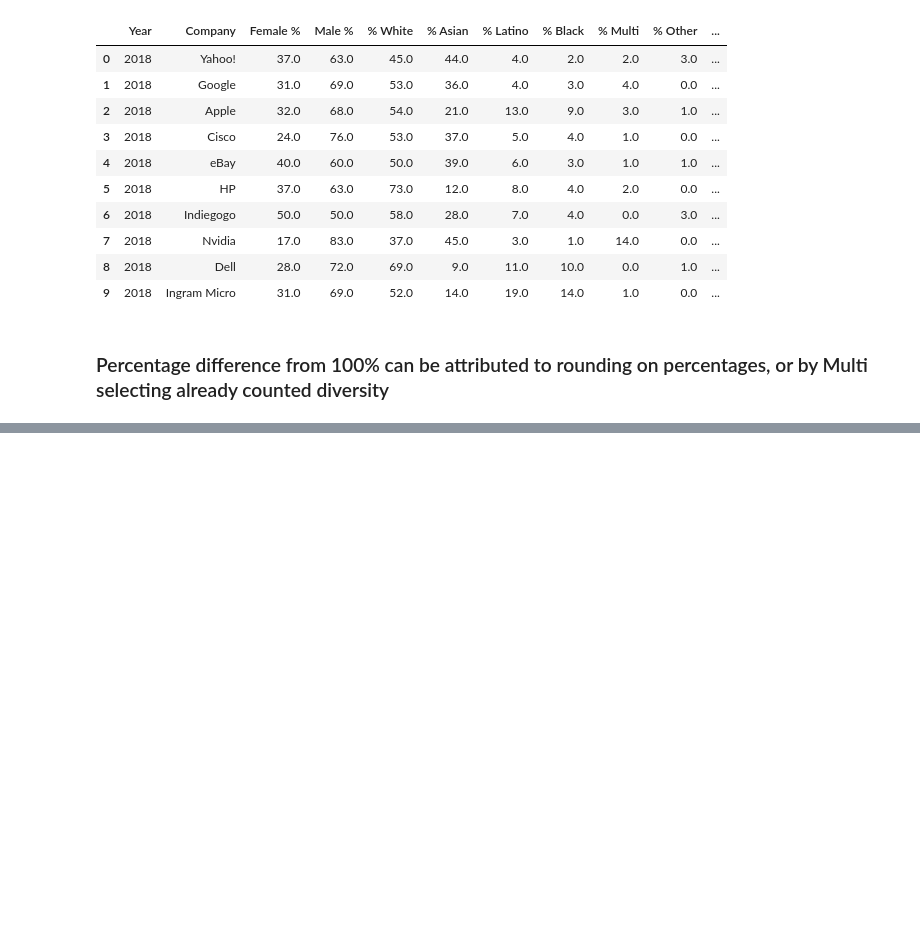
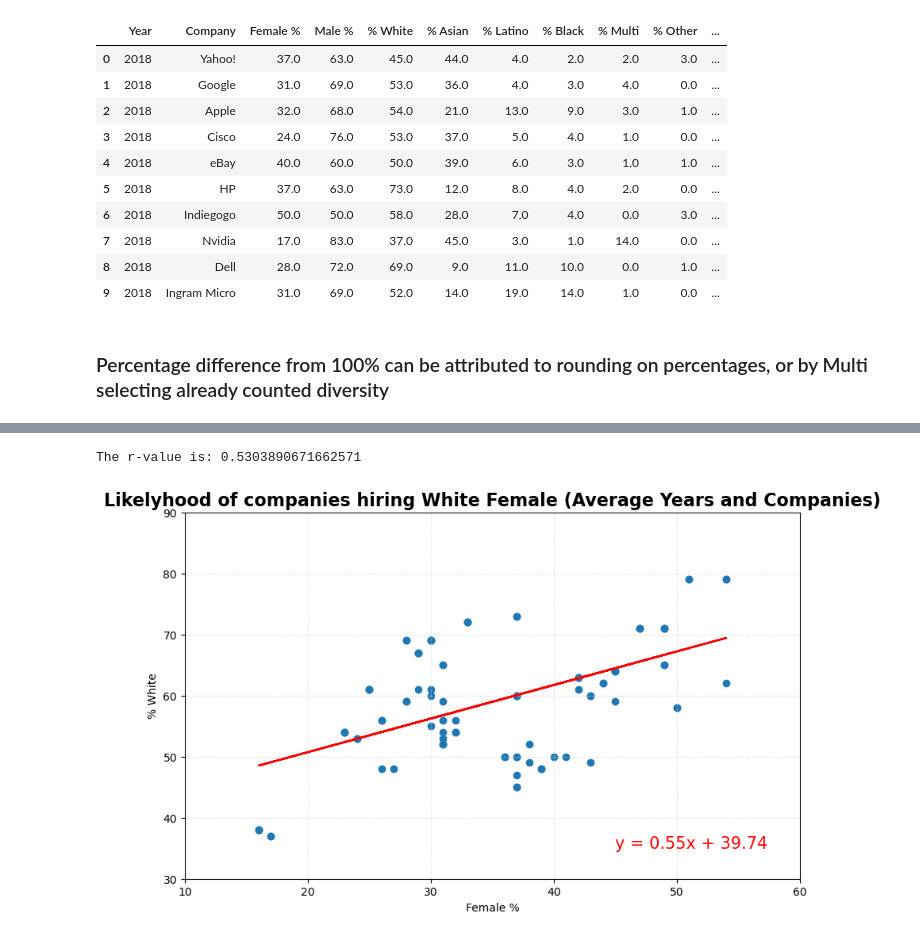
Before and after one commit to AIDecisions/project-1-group-15, a Jupyter notebook: carlos_example/data_cleaning_cr.ipynb, the cells around one changed output, grey strips where cells are left out. Saved outputs shown, nothing was run; the diff lists cells and outputs as text; code cells hidden in the pictures; blank space fills up the shorter version.

```diff
--- a/carlos_example/data_cleaning_cr.ipynb
+++ b/carlos_example/data_cleaning_cr.ipynb
@@ -369,0 +334,10 @@ The r-value is: nan
+# %%
+# Linear regression on Percentage of Females vs. Percentage of White
+# 1. Get the data
+gender = 'Female'
+race = 'White'
+
+plot_linear_regression(gender, race, (10,60), (30,90), (45,35))
+# %% [output]
+The r-value is: 0.5303890671662571
+[figure, added]
```
Also changed, not shown: parts of 31 cells of this notebook, 2 other files.
